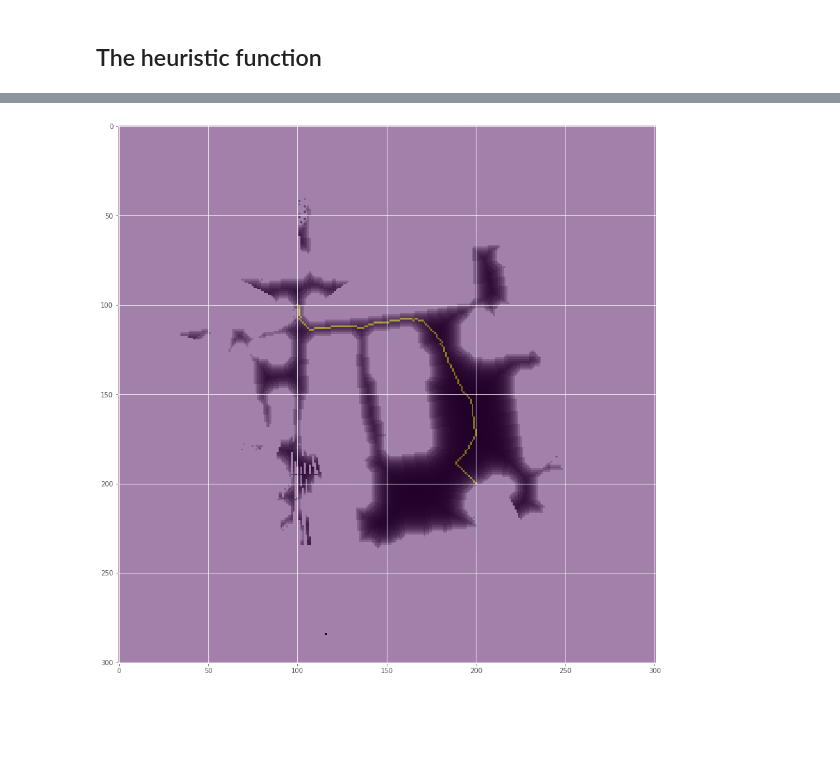
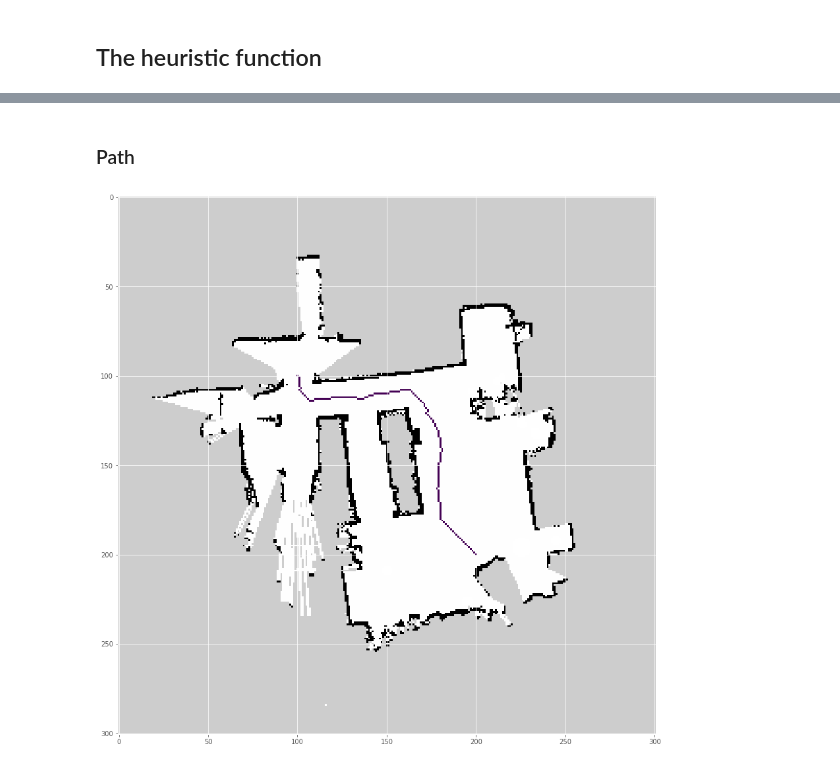
Before and after one commit to mcarfagno/pathfinding, a Jupyter notebook: a_star.ipynb, the cells around one changed output, grey strips where cells are left out. Drawn from its saved outputs; the diff is of its cells as text; code cells hidden in the pictures; blank space fills up the shorter version.

Commit message:
changed overlay visualization

```diff
--- a/a_star.ipynb
+++ b/a_star.ipynb
@@ -53,11 +54,11 @@ class WeightedGraph(Graph):
 
 all_nodes=[]
 cell_costs={}
-for x in range(cm.map_arr.shape[0]):
-    for y in range(cm.map_arr.shape[1]):
-        if cm.map_arr[x,y] < cm.INSCRIBED_INFLATED_OBSTACLE:
+for x in range(cm.costmap_arr.shape[0]):
+    for y in range(cm.costmap_arr.shape[1]):
+        if cm.costmap_arr[x,y] < cm.INSCRIBED_INFLATED_OBSTACLE:
             all_nodes.append((x,y))
-            cell_costs[(x,y)]=cm.map_arr[x,y]
+            cell_costs[(x,y)]=cm.costmap_arr[x,y]
 
 graph=WeightedGraph()
 graph.all_nodes=all_nodes
@@ -91,23 +92,23 @@ def heuristic(a,b):
     D = 1
     return D * (dx + dy)
 
-#diagonal_distance
+#diagonal distance
 def heuristic(a,b):
     (x1, y1) = a
     (x2, y2) = b
-    dx = numpy.sqrt(x2 - x1)
-    dy = numpy.sqrt(y2 - y1)
+    dx = abs(x2 - x1)
+    dy = abs(y2 - y1)
     D = 1
-    D2 = numpy.sqrt(2)
+    D2 = 0.25*D#numpy.sqrt(D)
     return D * (dx + dy) + (D2 - 2 * D) * min(dx, dy)
 
-# #euclidean distance
+#euclidean distance
 def heuristic(a,b):
     (x1, y1) = a
     (x2, y2) = b
     dx = abs(x1 - x2)
     dy = abs(y1 - y2)
-    D = 1
+    D = 100
     return D*numpy.sqrt(dx**2 + dy**2)
 # %%
 %%time
@@ -135,5 +136,5 @@ def a_star_search(graph, start, goal):
 
     return came_from, cost_so_far
 
-res,_ = a_star_search(graph,(300,300), (200, 200));
+res,costs = a_star_search(graph,(300,300), (200, 200));
 # %% [output]
@@ -142,3 +143,5 @@ Wall time: 11.8 s
+# %% [markdown]
+### Path
 # %%
 def reconstruct_path(start,goal,came_from):
     """
@@ -152,14 +155,16 @@ def reconstruct_path(start,goal,came_from):
     path.reverse() # optional
     return path
 # %%
-path_overlay=numpy.zeros_like(cm.map_arr)
+path_overlay=numpy.zeros_like(cm.costmap_arr)
 for step in reconstruct_path((300,300), (200, 200),res):
     path_overlay[step[0],step[1]]=1
 
+path_overlay_mask = numpy.ma.masked_where(path_overlay == 0, path_overlay)
+
 plt.figure(figsize=(15,15))
-plt.imshow(cm.map_arr[100:401,100:401],plt.cm.gray)
-plt.imshow(path_overlay[100:401,100:401],alpha=.5)
+plt.imshow(cm.occmap_arr[100:401,100:401],plt.cm.binary)
+plt.imshow(path_overlay_mask[100:401,100:401])
 #plt.colorbar()
 plt.show()
 # %% [output]
-[figure, old version]
+[figure, new version]
```
Also changed, not shown: parts of 4 cells of this notebook, 3 other files.
